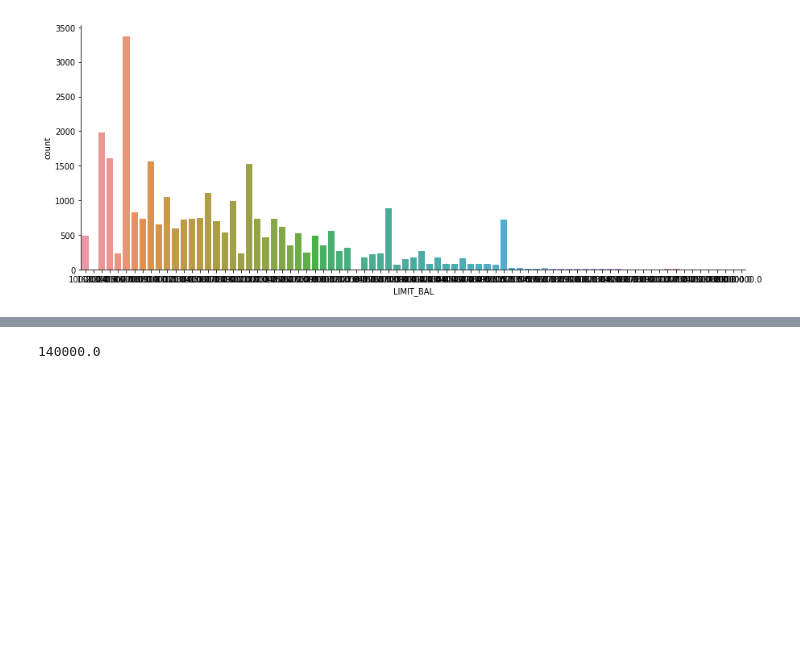
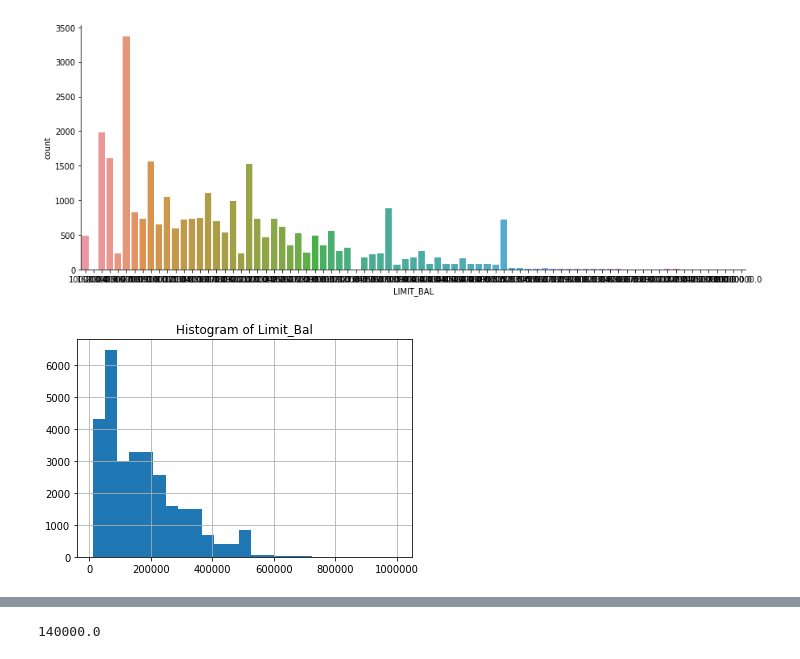
Before and after one commit to maxxvolny/sfml, a Jupyter notebook: hw1-task.ipynb, the cells around one changed output, grey strips where cells are left out. Cells and saved outputs as stored; diff of their text form; code cells hidden in the pictures; blank space fills up the shorter version.

```diff
--- a/hw1-task.ipynb
+++ b/hw1-task.ipynb
@@ -17,7 +17,7 @@ df.head()
 # чтобы данные были разбиты по соответствующим колонкам
 # (а не все слилось в одну)
 
-df = pd.read_csv('C:\\Users\\M\\Documents\\26 ML\\20Lab\\1lab\\HW_lesson_01\\UCI_Credit_Card.csv')
+df = pd.read_csv('UCI_Credit_Card.csv')
 # %%
 df.head()
 # %% [output]
@@ -499,6 +540,11 @@ import seaborn as sns
 sns.catplot('LIMIT_BAL', data=df, kind='count', aspect = 2.5 );
 # %% [output]
 [figure]
+# %%
+df['LIMIT_BAL'].hist(bins=25)
+plt.title("Histogram of Limit_Bal");
+# %% [output]
+[figure, added]
 # %%
 # (8) построить среднее значение кредитного лимита для каждого вида образования
 # и для каждого пола
```
Also changed, not shown: parts of 12 cells of this notebook.
